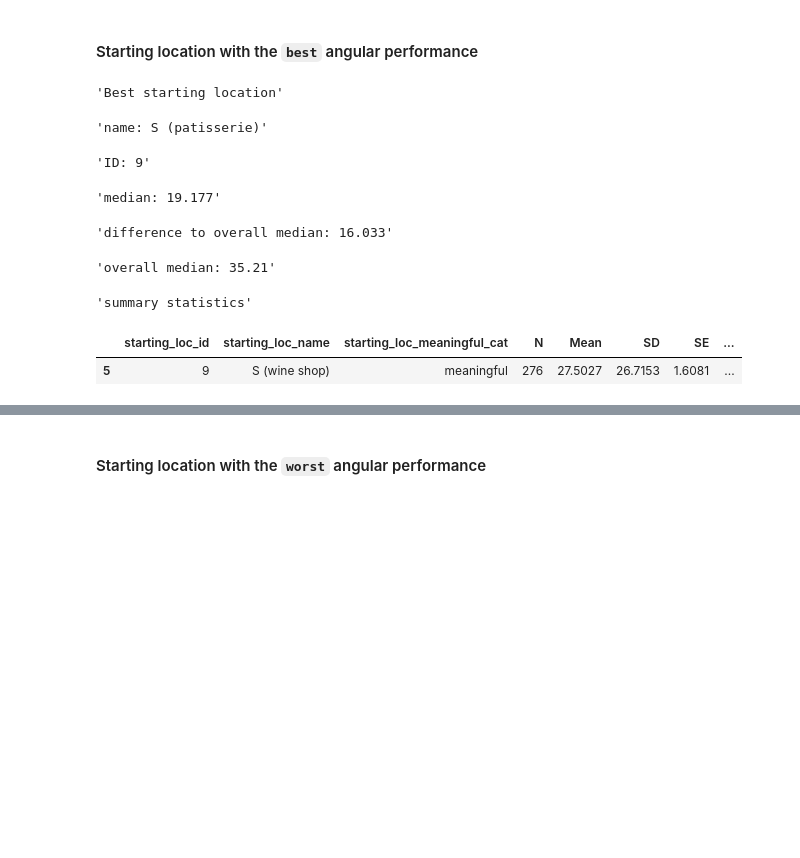
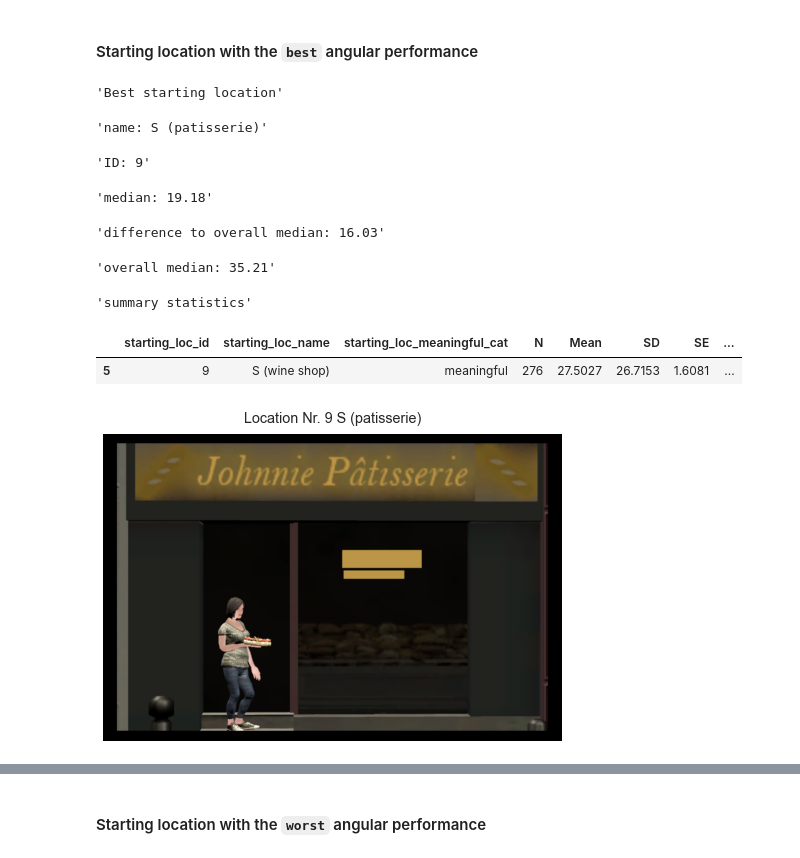
Before and after one commit to nora-maleki/humanA-pointing-task-analysis, a Jupyter notebook: analyses/01_main/03_analysis.ipynb, the cells around one changed output, grey strips where cells are left out. Drawn from its saved outputs; the diff is of its cells as text; code cells hidden in the pictures; blank space fills up the shorter version.

```diff
--- a/analyses/01_main/03_analysis.ipynb
+++ b/analyses/01_main/03_analysis.ipynb
@@ -315,9 +315,9 @@ display(
     'Best starting location',
     f'name: {sl_name}',
     f'ID: {ID}',
-    f'median: {np.round(best_df.Median.values[0], 3)}',
-    f'difference to overall median: {np.round(np.abs(np.median(lmm_summary_angle.Median) - best_df.Median.values[0]), 3)}',
-    f'overall median: {np.round(np.median(lmm_summary_angle.Median), 3)}',
+    f'median: {np.round(best_df.Median.values[0], 2)}',
+    f'difference to overall median: {np.round(np.abs(np.median(lmm_summary_angle.Median) - best_df.Median.values[0]), 2)}',
+    f'overall median: {np.round(np.median(lmm_summary_angle.Median), 2)}',
     f'summary statistics',
     best_df,
 )
@@ -325,9 +325,27 @@ display(
 'Best starting location'
 'name: S (patisserie)'
 'ID: 9'
-'median: 19.177'
+'median: 19.18'
-'difference to overall median: 16.033'
+'difference to overall median: 16.03'
 'overall median: 35.21'
 'summary statistics'
 |  | starting_loc_id | starting_loc_name | starting_loc_meaningful_cat | N | Mean | SD | SE | ... |
 | 5 | 9 | S (wine shop) | meaningful | 276 | 27.5027 | 26.7153 | 1.6081 | ... |
+# %%
+fig, ax = plt.subplots(figsize=(7, 5))
+
+img_9_A = mpimg.imread(f'{IMG_PATH}/starting_locations/09_S(patisserie)_A.PNG')
+
+plt.imshow(img_9_A)
+
+ax.grid(None)
+plt.axis('off')
+
+# plt.suptitle(f'Best starting location based on angular deviation\nlocation Nr. 9 S (patisserie)\nN = {N}', y=.95)
+plt.suptitle(f'Location Nr. 9 S (patisserie)', y=.95)
+
+fig.savefig(f'{PLOT_PATH}/best_loc_angular_error_withHA_{N}.png', bbox_inches='tight', dpi=90)
+
+plt.show()
+# %% [output]
+[figure, added]
```
Also changed, not shown: parts of 15 cells of this notebook.
